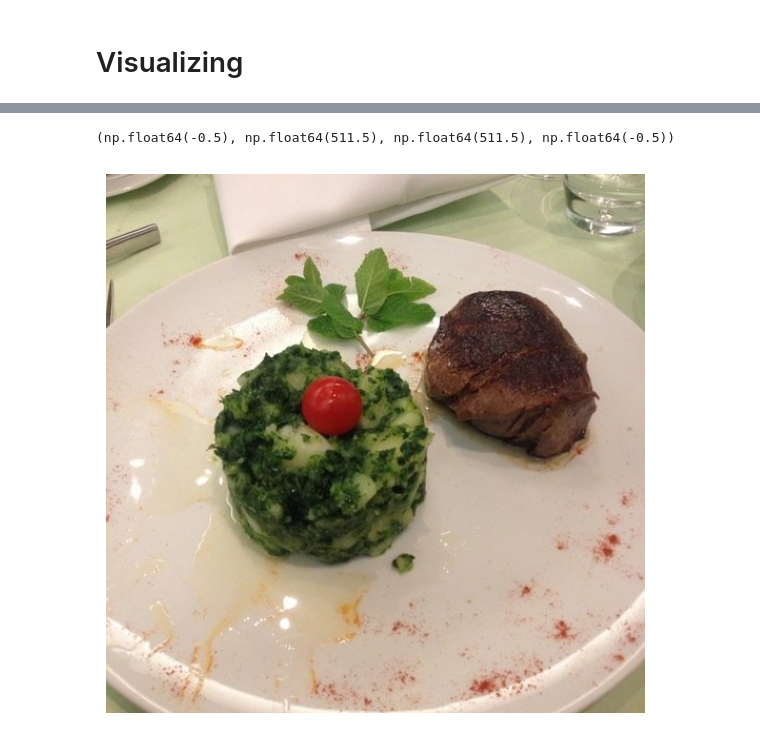
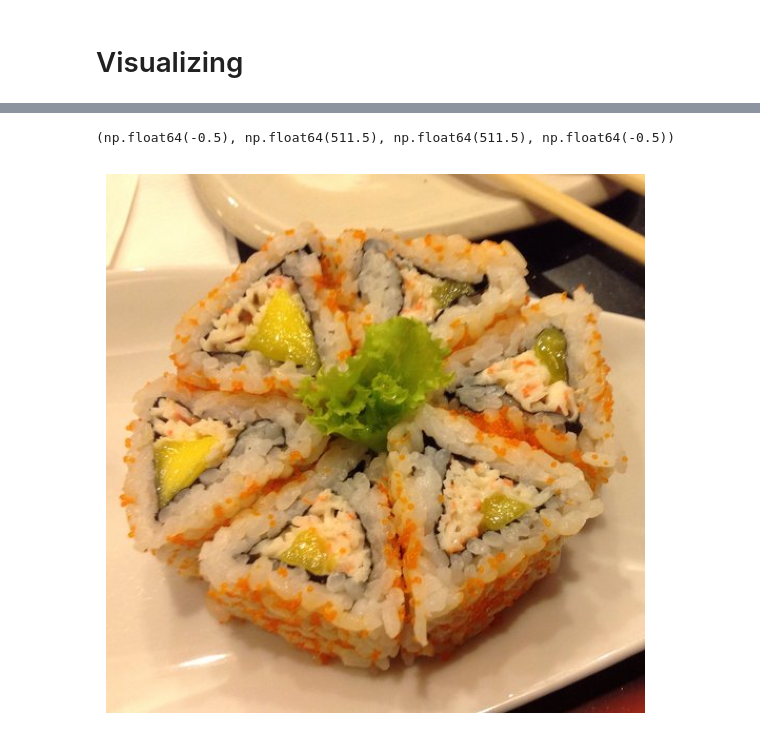
Before and after one commit to ArzamendiaA/Pytorch-Bootcamp, a Jupyter notebook: Section6_PytorchCustomDatasets.ipynb, the cells around one changed output, grey strips where cells are left out. Cells and saved outputs as stored; diff of their text form; code cells hidden in the pictures.

```diff
--- a/Section6_PytorchCustomDatasets.ipynb
+++ b/Section6_PytorchCustomDatasets.ipynb
@@ -76,15 +78,13 @@ Height: 512, Width: 512
 # %%
 # Get all image paths
-image_path_list = list(image_path.glob('*/*/*.jpg'))
-
 img_as_array = np.asarray(img)
 
 plt.figure(figsize=(10, 7))
 plt.imshow(img_as_array)
 plt.axis(False)
 # %% [output]
 (np.float64(-0.5), np.float64(511.5), np.float64(511.5), np.float64(-0.5))
-[figure, old version]
+[figure, new version]
 # %%
 data_transform = transforms.Compose([transforms.Resize(size=(64, 64)),
                                      transforms.RandomHorizontalFlip(p=0.5),
```
Also changed, not shown: parts of 8 cells of this notebook.
